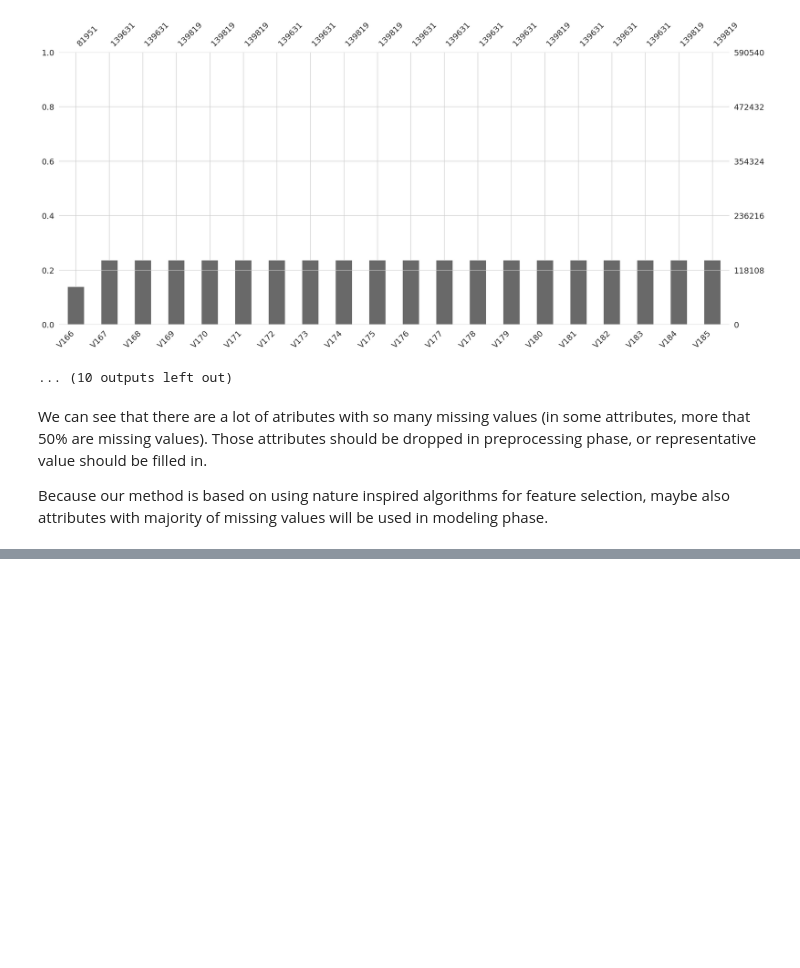
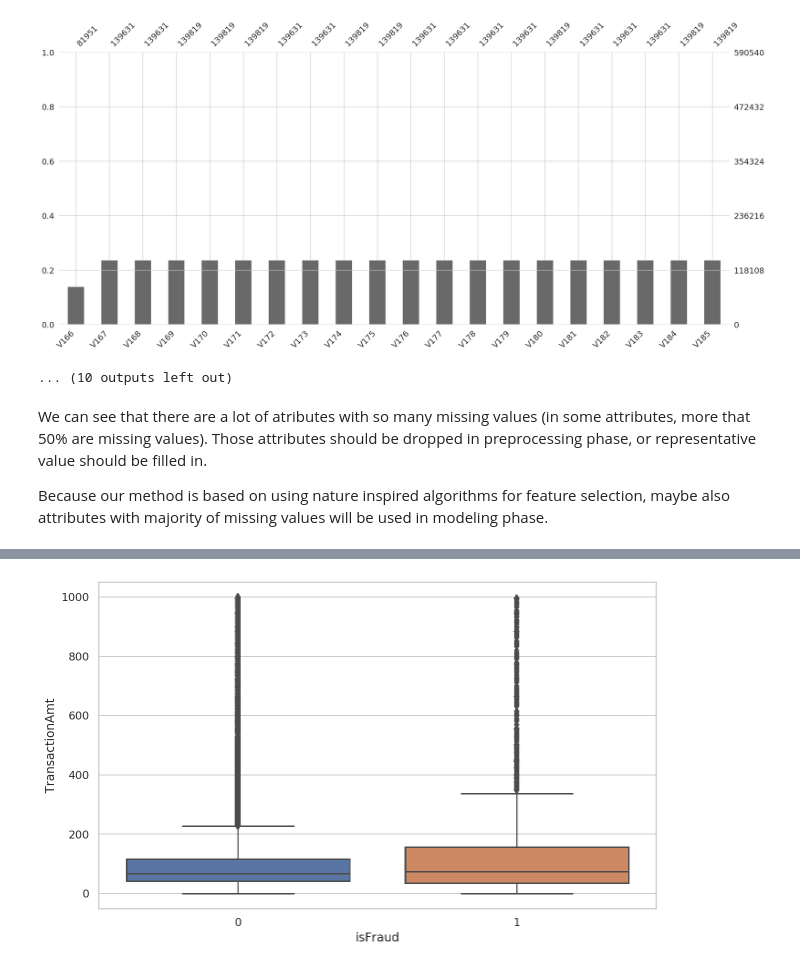
Before and after one commit to pmacinec/transactions-fraud-detection, a Jupyter notebook: notebooks/1_data_analysis.ipynb, the cells around one changed output, grey strips where cells are left out. Cells and saved outputs as stored; diff of their text form; code cells hidden in the pictures; blank space fills up the shorter version.

```diff
--- a/notebooks/1_data_analysis.ipynb
+++ b/notebooks/1_data_analysis.ipynb
@@ -159,0 +235,4 @@ Because our method is based on using nature inspired algorithms for feature sele
+# %%
+boxplot_per_classes(df[df.TransactionAmt < 1000], 'TransactionAmt', 'isFraud')
+# %% [output]
+[figure, added]
```
Also changed, not shown: parts of 73 cells of this notebook.
